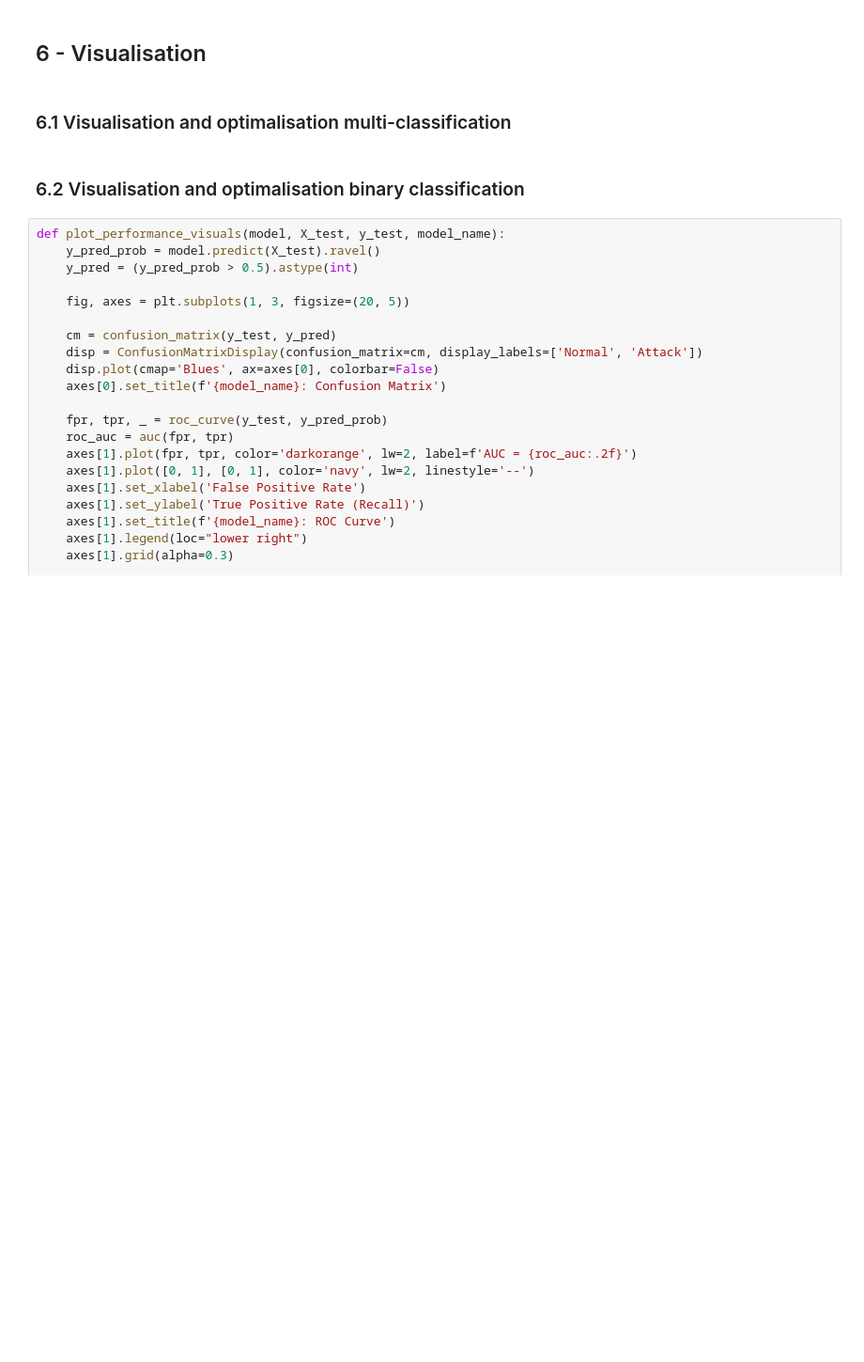
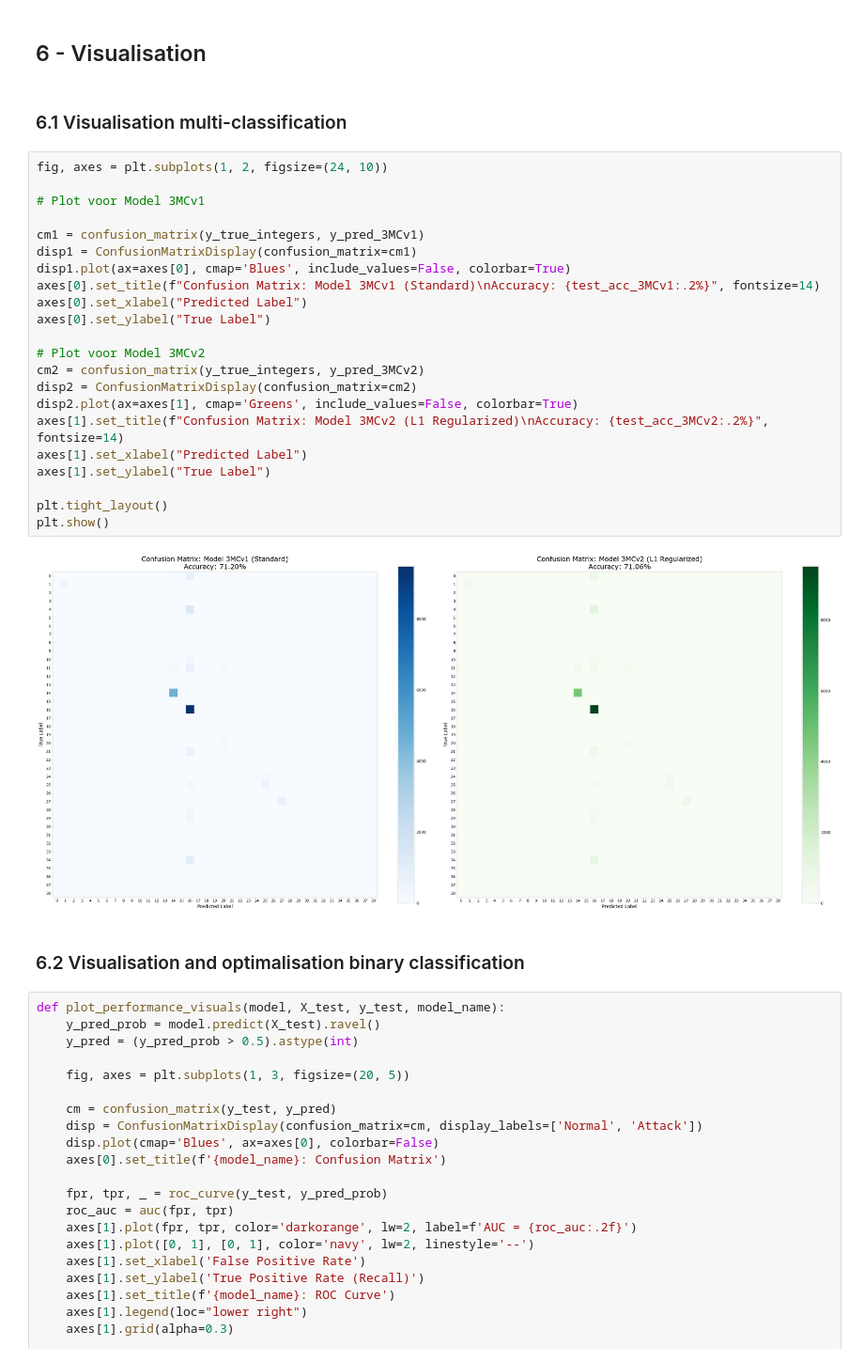
Before and after one commit to thelefthub/GV-NSL-KDD, a Jupyter notebook: model3_nn_nsl_kdd.ipynb, the cells around one changed output. Shown at 94% size. Drawn from its saved outputs; the diff is of its cells as text; blank space fills up the shorter version.

```diff
--- a/model3_nn_nsl_kdd.ipynb
+++ b/model3_nn_nsl_kdd.ipynb
@@ -472,7 +470,31 @@ print(results_df)
 # %% [markdown]
 ## 6 - Visualisation
 # %% [markdown]
-### 6.1 Visualisation and optimalisation multi-classification
+### 6.1 Visualisation multi-classification
+# %%
+fig, axes = plt.subplots(1, 2, figsize=(24, 10))
+
+# Plot voor Model 3MCv1
+
+cm1 = confusion_matrix(y_true_integers, y_pred_3MCv1)
+disp1 = ConfusionMatrixDisplay(confusion_matrix=cm1)
+disp1.plot(ax=axes[0], cmap='Blues', include_values=False, colorbar=True)
+axes[0].set_title(f"Confusion Matrix: Model 3MCv1 (Standard)\nAccuracy: {test_acc_3MCv1:.2%}", fontsize=14)
+axes[0].set_xlabel("Predicted Label")
+axes[0].set_ylabel("True Label")
+
+# Plot voor Model 3MCv2
+cm2 = confusion_matrix(y_true_integers, y_pred_3MCv2)
+disp2 = ConfusionMatrixDisplay(confusion_matrix=cm2)
+disp2.plot(ax=axes[1], cmap='Greens', include_values=False, colorbar=True)
+axes[1].set_title(f"Confusion Matrix: Model 3MCv2 (L1 Regularized)\nAccuracy: {test_acc_3MCv2:.2%}", fontsize=14)
+axes[1].set_xlabel("Predicted Label")
+axes[1].set_ylabel("True Label")
+
+plt.tight_layout()
+plt.show()
+# %% [output]
+[figure, added]
 # %% [markdown]
 ### 6.2 Visualisation and optimalisation binary classification
 # %%
```
Also changed, not shown: parts of 13 cells of this notebook.
